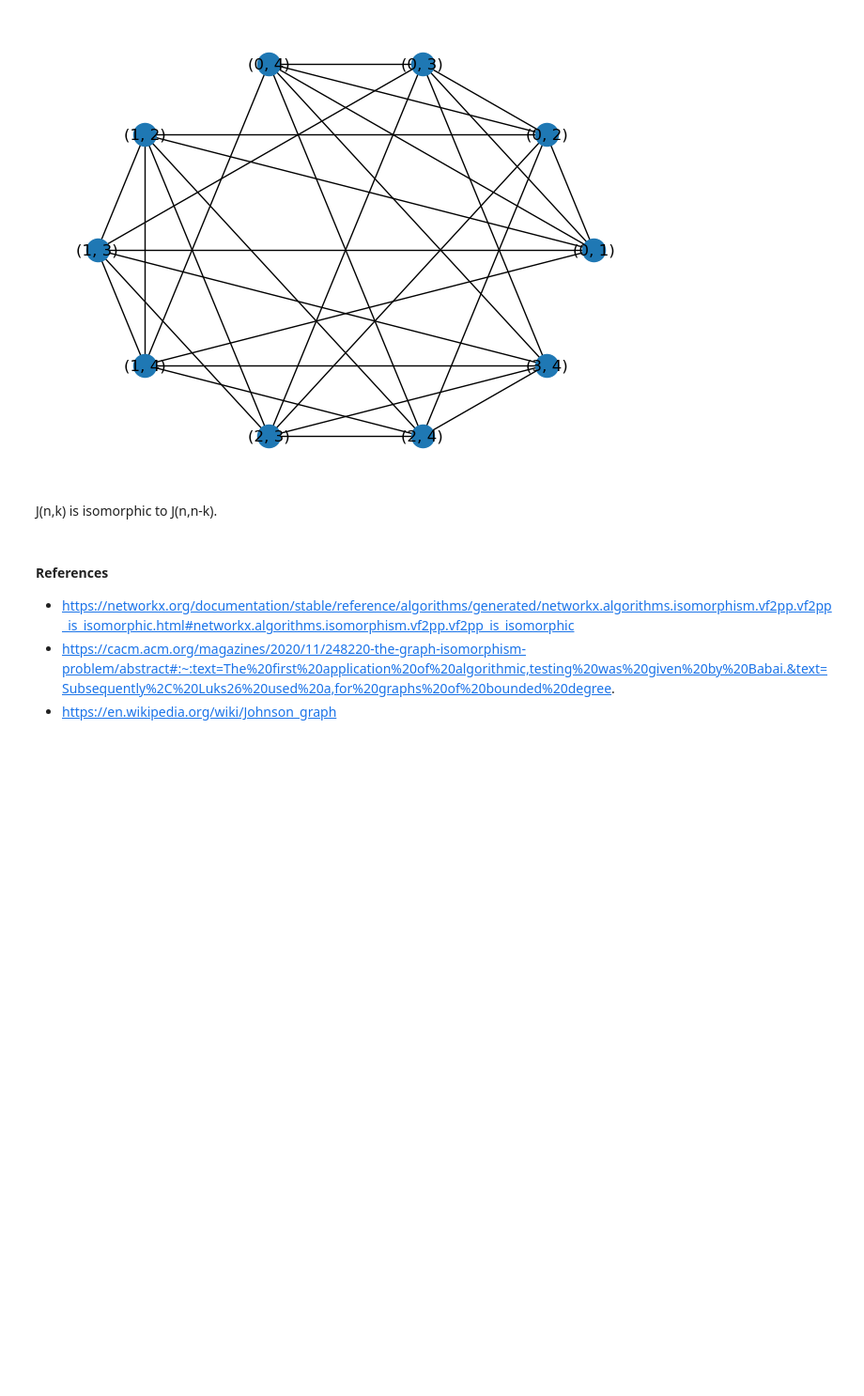
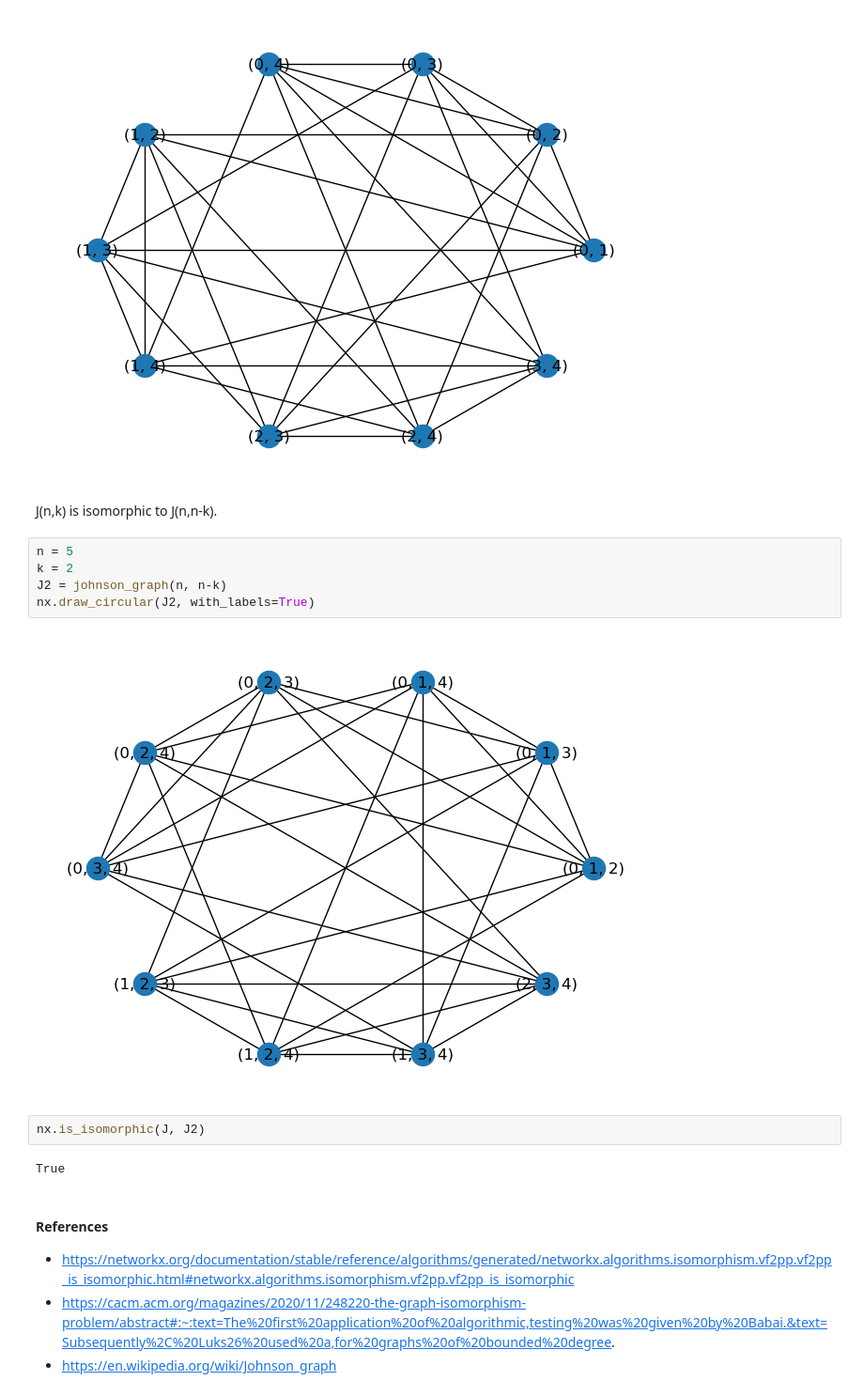
Before and after one commit to RoseDownes/Graph_Theory_Project, a Jupyter notebook: graph_isomorphism.ipynb, the cells around one changed output. Shown at 94% size. Saved outputs shown, nothing was run; the diff lists cells and outputs as text; blank space fills up the shorter version.

Commit message:
Johnson graph

```diff
--- a/graph_isomorphism.ipynb
+++ b/graph_isomorphism.ipynb
@@ -223,6 +225,17 @@ nx.draw_circular(J, with_labels=True)
 [figure]
 # %% [markdown]
 J(n,k) is isomorphic to J(n,n-k).
+# %%
+n = 5
+k = 2
+J2 = johnson_graph(n, n-k)
+nx.draw_circular(J2, with_labels=True)
+# %% [output]
+[figure, added]
+# %%
+nx.is_isomorphic(J, J2)
+# %% [output]
+True
 # %% [markdown]
 #### References
 - https://networkx.org/documentation/stable/reference/algorithms/generated/networkx.algorithms.isomorphism.vf2pp.vf2pp_is_isomorphic.html#networkx.algorithms.isomorphism.vf2pp.vf2pp_is_isomorphic
```
Also changed, not shown: parts of 1 cell of this notebook.
